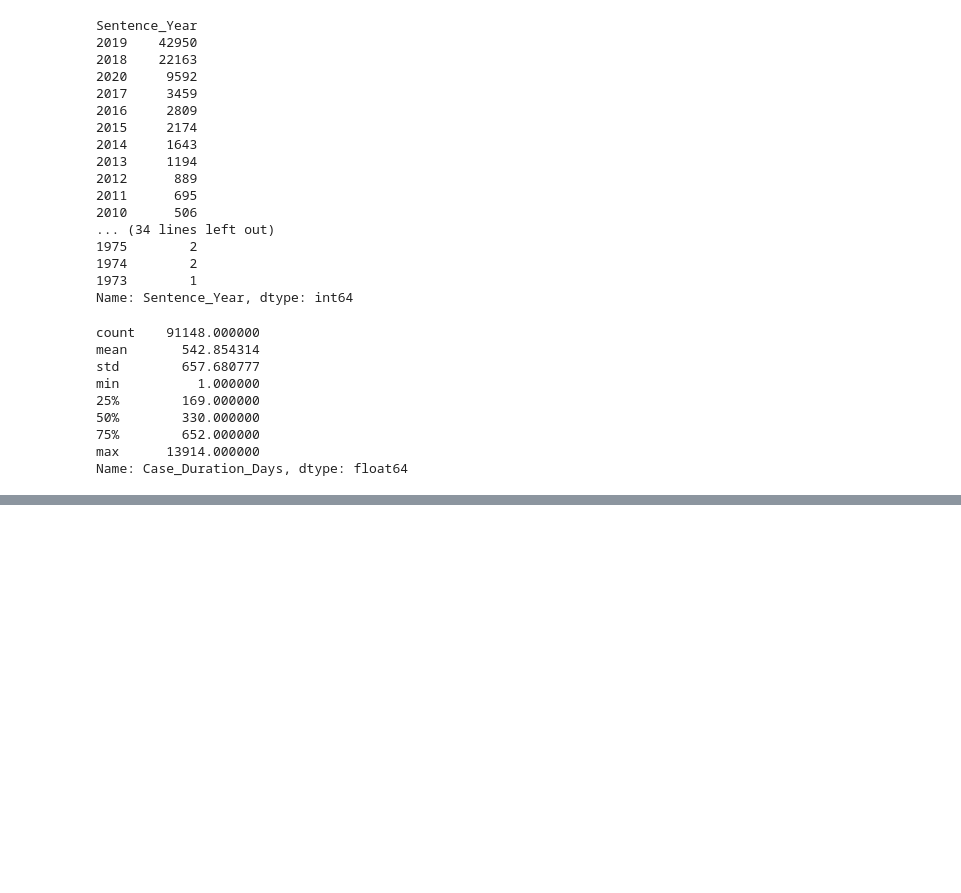
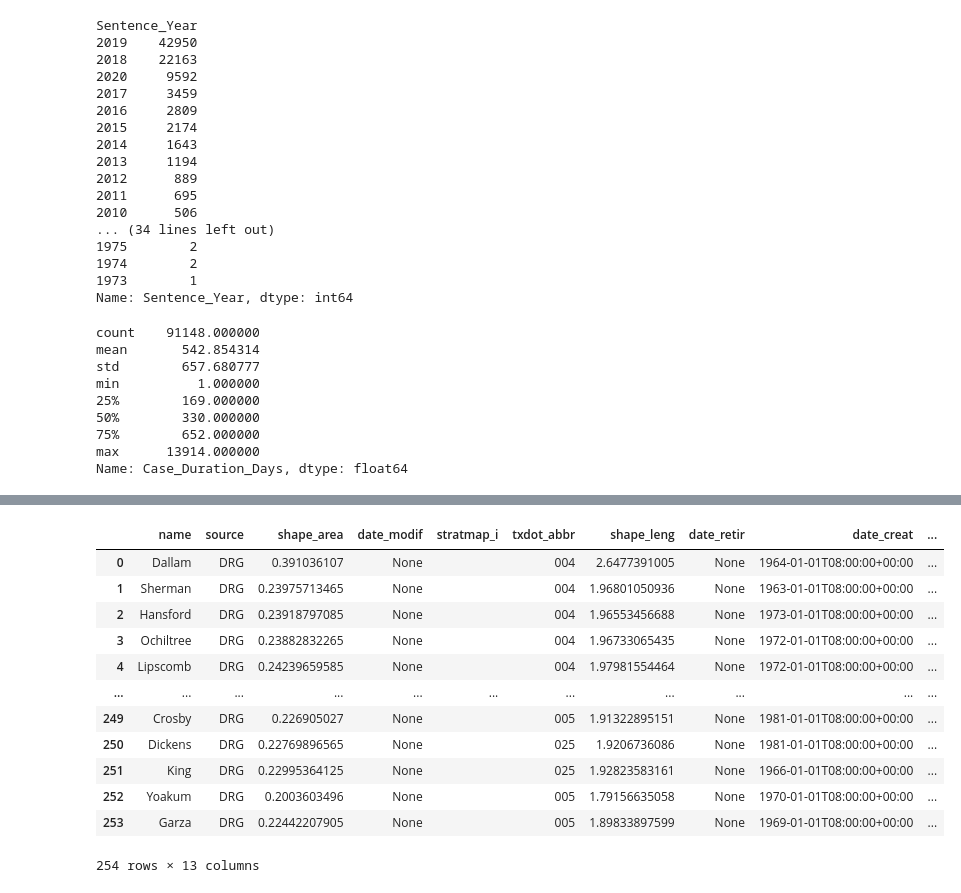
Before and after one commit to abirakm/Texas-Department-of-Criminal-Justice-Record, a Jupyter notebook: 02_EAD.ipynb, the cells around one changed output, grey strips where cells are left out. Drawn from its saved outputs; the diff is of its cells as text; code cells hidden in the pictures; blank space fills up the shorter version.

```diff
--- a/02_EAD.ipynb
+++ b/02_EAD.ipynb
@@ -159,0 +153,16 @@ m
+# %%
+CountyData
+# %% [output]
+|  | name | source | shape_area | date_modif | stratmap_i | txdot_abbr | shape_leng | date_retir | date_creat | ... |
+| 0 | Dallam | DRG | 0.391036107 | None |  | 004 | 2.6477391005 | None | 1964-01-01T08:00:00+00:00 | ... |
+| 1 | Sherman | DRG | 0.23975713465 | None |  | 004 | 1.96801050936 | None | 1963-01-01T08:00:00+00:00 | ... |
+| 2 | Hansford | DRG | 0.23918797085 | None |  | 004 | 1.96553456688 | None | 1973-01-01T08:00:00+00:00 | ... |
+| 3 | Ochiltree | DRG | 0.23882832265 | None |  | 004 | 1.96733065435 | None | 1972-01-01T08:00:00+00:00 | ... |
+| 4 | Lipscomb | DRG | 0.24239659585 | None |  | 004 | 1.97981554464 | None | 1972-01-01T08:00:00+00:00 | ... |
+| ... | ... | ... | ... | ... | ... | ... | ... | ... | ... | ... |
+| 249 | Crosby | DRG | 0.226905027 | None |  | 005 | 1.91322895151 | None | 1981-01-01T08:00:00+00:00 | ... |
+| 250 | Dickens | DRG | 0.22769896565 | None |  | 025 | 1.9206736086 | None | 1981-01-01T08:00:00+00:00 | ... |
+| 251 | King | DRG | 0.22995364125 | None |  | 025 | 1.92823583161 | None | 1966-01-01T08:00:00+00:00 | ... |
+| 252 | Yoakum | DRG | 0.2003603496 | None |  | 005 | 1.79156635058 | None | 1970-01-01T08:00:00+00:00 | ... |
+| 253 | Garza | DRG | 0.22442207905 | None |  | 005 | 1.89833897599 | None | 1969-01-01T08:00:00+00:00 | ... |
+254 rows × 13 columns
```
Also changed, not shown: parts of 5 cells of this notebook.
